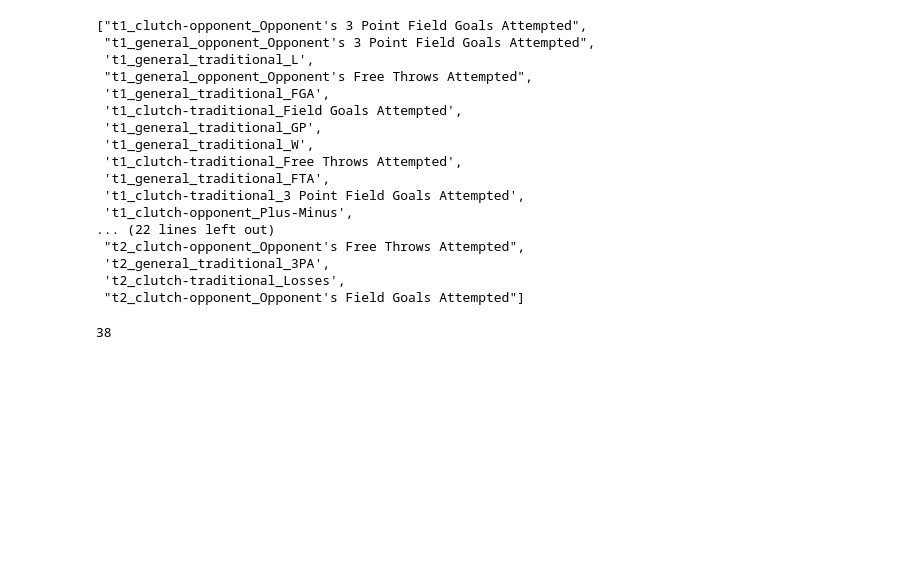
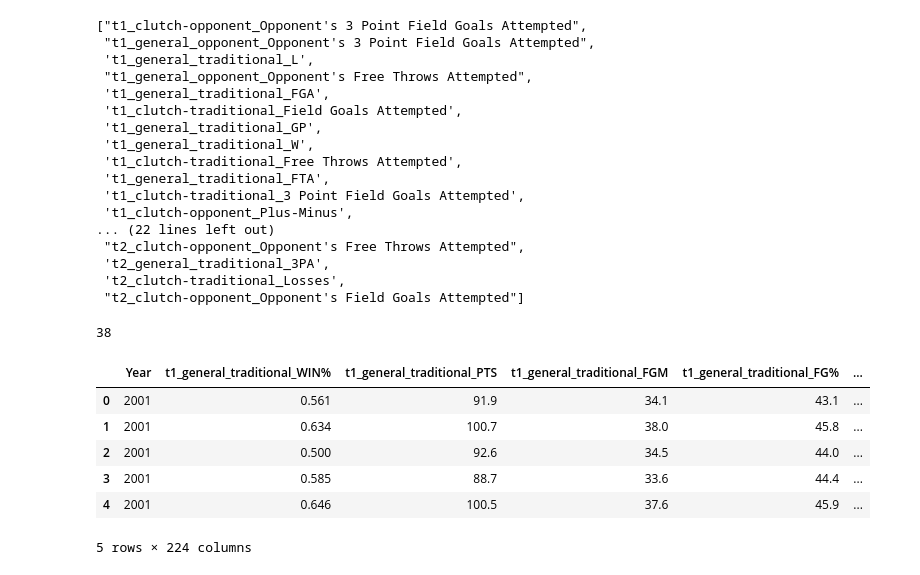
Before and after one commit to ijamil1/nba_playoff_predictions_22_23, a Jupyter notebook: EDA.ipynb, the cells around one changed output. Saved outputs shown, nothing was run; the diff lists cells and outputs as text; code cells hidden in the pictures; blank space fills up the shorter version.

```diff
--- a/EDA.ipynb
+++ b/EDA.ipynb
@@ -379,3 +379,15 @@ remove_cols
 len(remove_cols)
 # %% [output]
 38
+# %%
+df.drop(columns=remove_cols,inplace=True)
+# %%
+df.head()
+# %% [output]
+|  | Year | t1_general_traditional_WIN% | t1_general_traditional_PTS | t1_general_traditional_FGM | t1_general_traditional_FG% | ... |
+| 0 | 2001 | 0.561 | 91.9 | 34.1 | 43.1 | ... |
+| 1 | 2001 | 0.634 | 100.7 | 38.0 | 45.8 | ... |
+| 2 | 2001 | 0.500 | 92.6 | 34.5 | 44.0 | ... |
+| 3 | 2001 | 0.585 | 88.7 | 33.6 | 44.4 | ... |
+| 4 | 2001 | 0.646 | 100.5 | 37.6 | 45.9 | ... |
+5 rows × 224 columns
```
Also changed, not shown: parts of 9 cells of this notebook, 1 other file.
